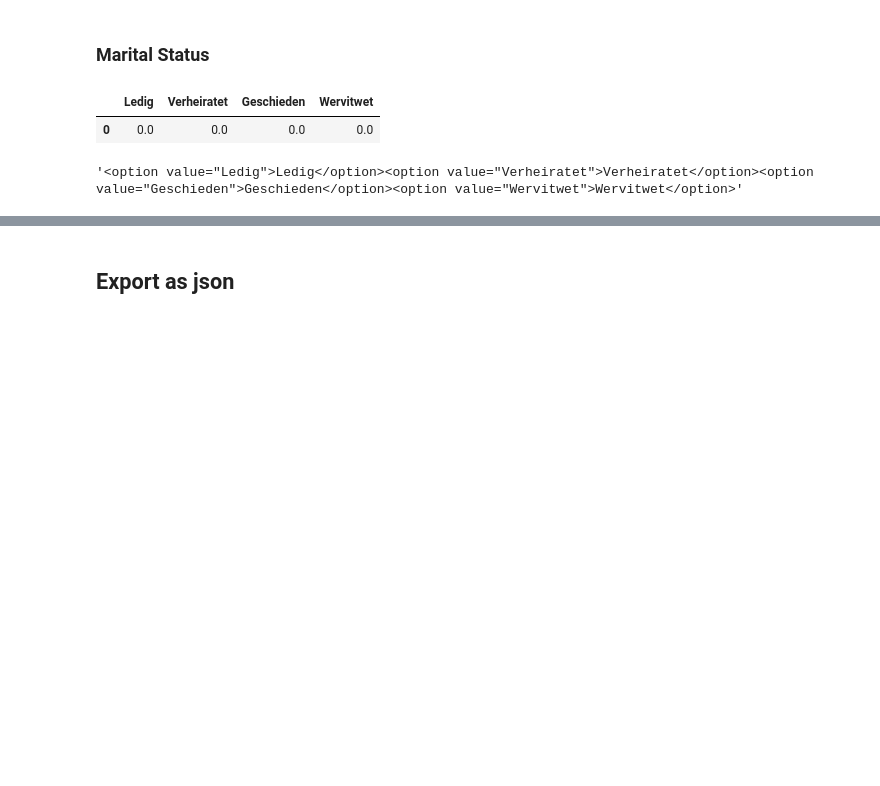
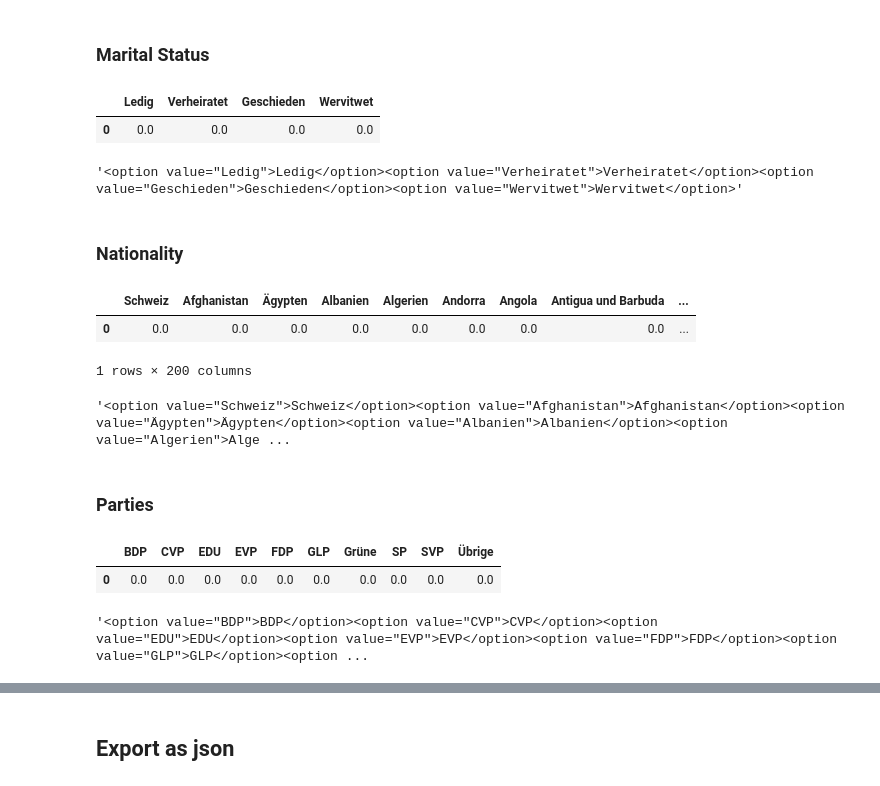
Before and after one commit to simon-pinkmartini/studio-projects, a Jupyter notebook: code/People-like-me/Selectboxes.ipynb, the cells around one changed output, grey strips where cells are left out. Cells and saved outputs as stored; diff of their text form; code cells hidden in the pictures; blank space fills up the shorter version.

```diff
--- a/code/People-like-me/Selectboxes.ipynb
+++ b/code/People-like-me/Selectboxes.ipynb
@@ -54,3 +54,12 @@ options['Zivilstand'] = make_options(df_ziv)
 options['Zivilstand']
 # %% [output]
 '<option value="Ledig">Ledig</option><option value="Verheiratet">Verheiratet</option><option value="Geschieden">Geschieden</option><option value="Wervitwet">Wervitwet</option>'
+# %% [markdown]
+### Nationality
+# %%
+df_ziv = pd.read_csv('StructuredData/CH-Nationalitaet.csv')
+df_ziv.head(2)
+# %% [output]
+|  | Schweiz | Afghanistan | Ägypten | Albanien | Algerien | Andorra | Angola | Antigua und Barbuda | ... |
+| 0 | 0.0 | 0.0 | 0.0 | 0.0 | 0.0 | 0.0 | 0.0 | 0.0 | ... |
+1 rows × 200 columns
@@ -56,0 +68,12 @@ options['Zivilstand']
+# %%
+options['Nationalitaet']
+# %% [output]
+'<option value="Schweiz">Schweiz</option><option value="Afghanistan">Afghanistan</option><option value="Ägypten">Ägypten</option><option value="Albanien">Albanien</option><option value="Algerien">Alge ...
+# %% [markdown]
+### Parties
+# %%
+df_ziv = pd.read_csv('StructuredData/CH-Parteien.csv')
+df_ziv.head(2)
+# %% [output]
+|  | BDP | CVP | EDU | EVP | FDP | GLP | Grüne | SP | SVP | Übrige |
+| 0 | 0.0 | 0.0 | 0.0 | 0.0 | 0.0 | 0.0 | 0.0 | 0.0 | 0.0 | 0.0 |
@@ -56,0 +82,4 @@ options['Zivilstand']
+# %%
+options['Parteien']
+# %% [output]
+'<option value="BDP">BDP</option><option value="CVP">CVP</option><option value="EDU">EDU</option><option value="EVP">EVP</option><option value="FDP">FDP</option><option value="GLP">GLP</option><option ...
```
Also changed, not shown: parts of 7 cells of this notebook, 50 other files.
